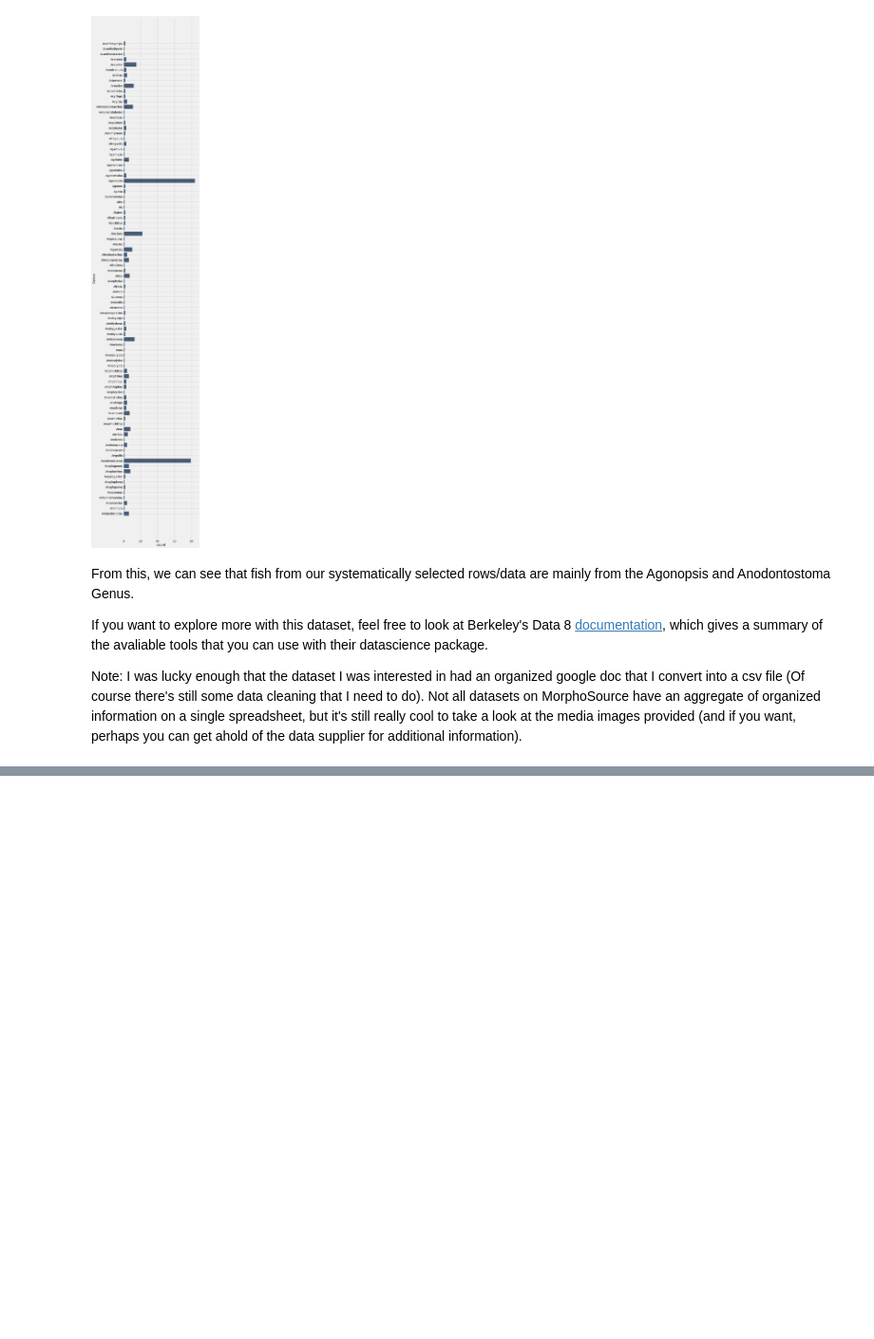
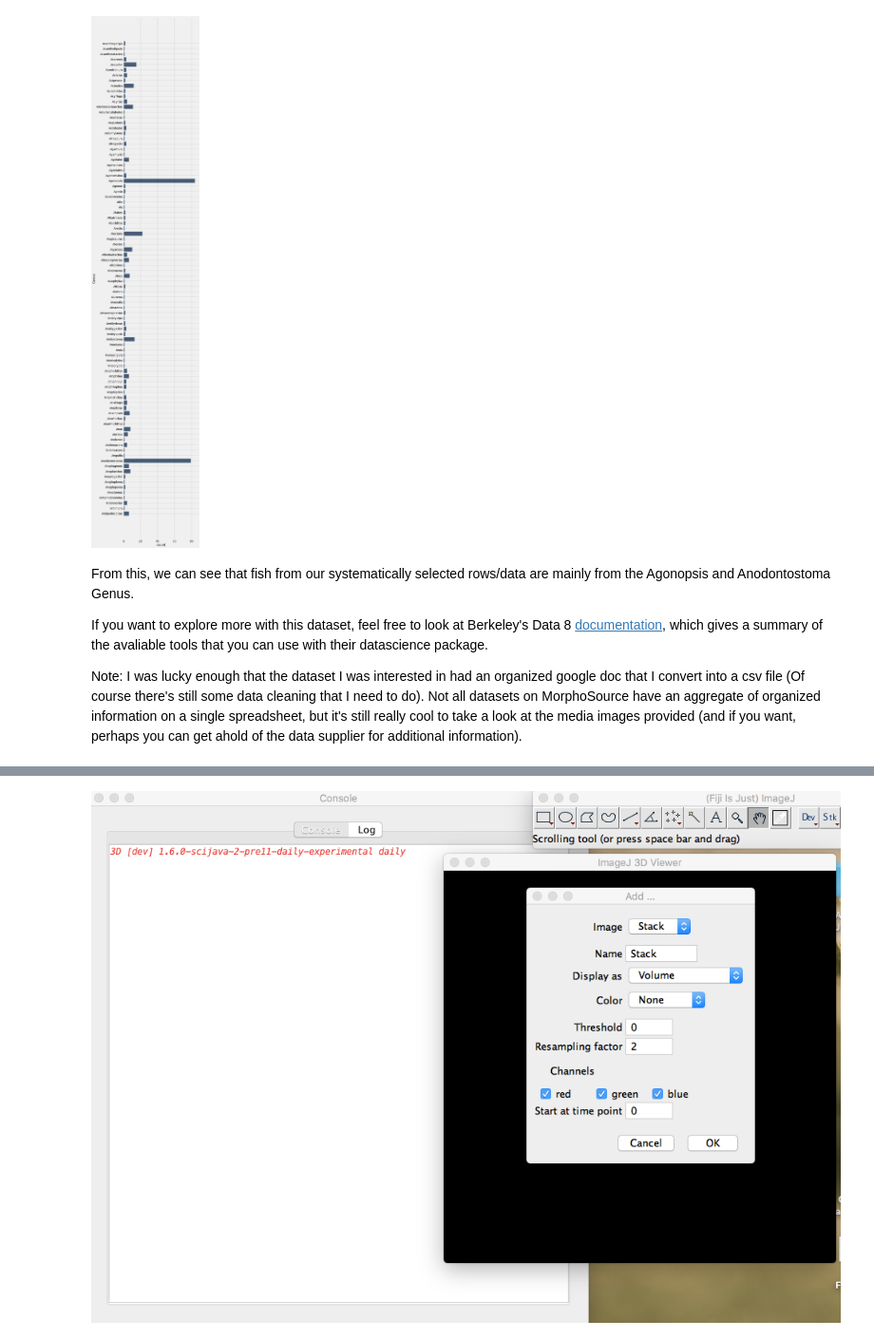
Before and after one commit to cabinetofcuriosity/homebase, a Jupyter notebook: notebooks/week3/MorphoSource_Notebook.ipynb, the cells around one changed output, grey strips where cells are left out. Shown: that part at 95% size. Drawn from its saved outputs; the diff is of its cells as text; code cells hidden in the pictures; blank space fills up the shorter version.

```diff
--- a/notebooks/week3/MorphoSource_Notebook.ipynb
+++ b/notebooks/week3/MorphoSource_Notebook.ipynb
@@ -145,0 +193,4 @@ Note: I was lucky enough that the dataset I was interested in had an organized g
+# %%
+Image("3D viewer.png")
+# %% [output]
+[figure, added]
```
Also changed, not shown: parts of 9 cells of this notebook.
